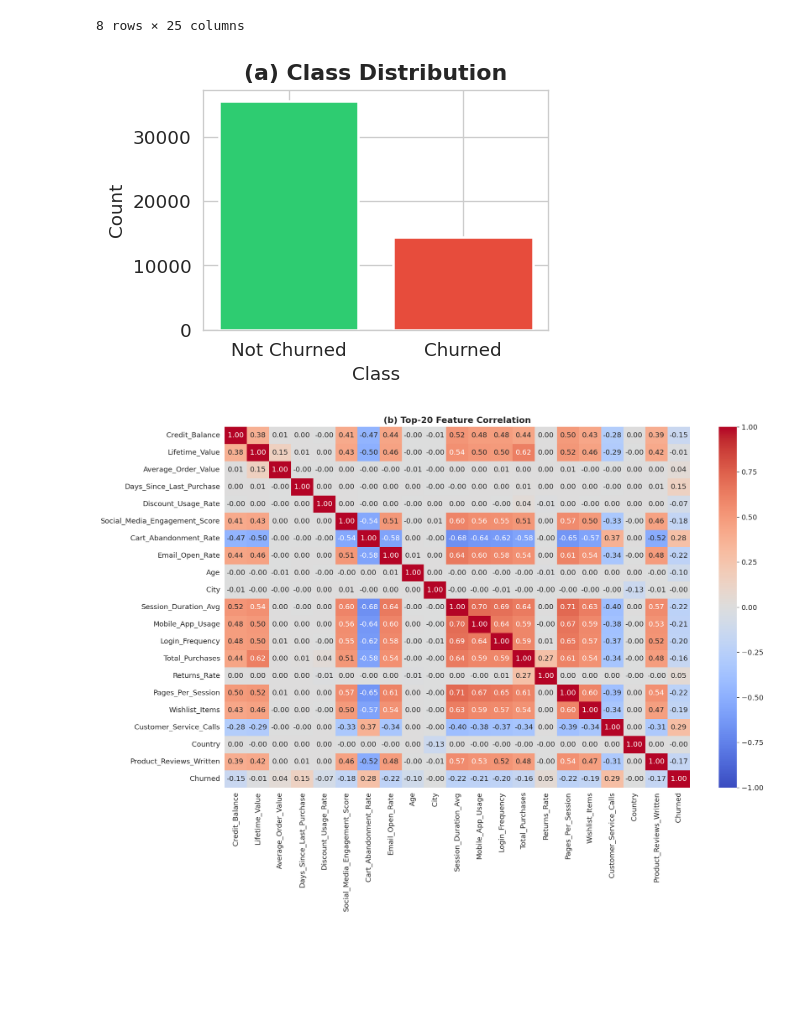
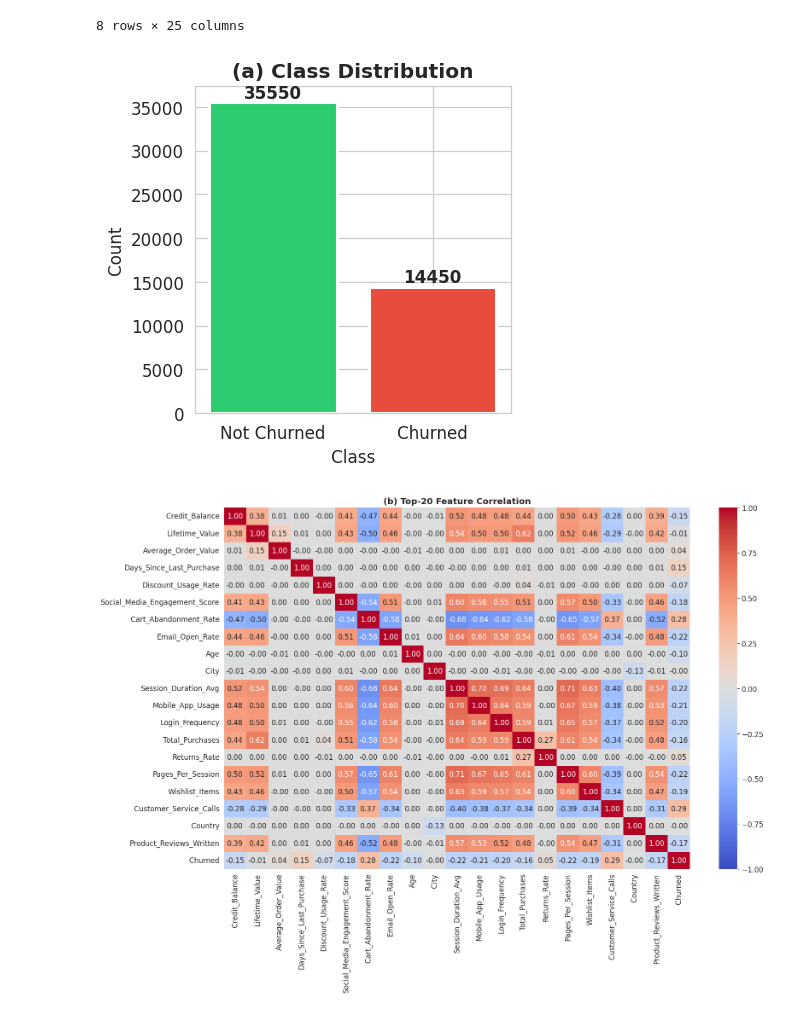
Before and after one commit to FardinBari26/My_work, a Jupyter notebook: ecommerce-customer-behavior-dataset-ml.ipynb, the cells around one changed output. Saved outputs shown, nothing was run; the diff lists cells and outputs as text; code cells hidden in the pictures; blank space fills up the shorter version.

```diff
--- a/ecommerce-customer-behavior-dataset-ml.ipynb
+++ b/ecommerce-customer-behavior-dataset-ml.ipynb
@@ -52,6 +52,9 @@ Environment ready.
 # ─── Imports ───
 import warnings, time, gc
 warnings.filterwarnings("ignore")
+
+import glob, shap
+from pathlib import Path
 
 # --- Import Data Analysis & Visualization Libraries ---
 import numpy as np
@@ -62,7 +65,7 @@ import seaborn as sns
 
 # --- Import Data Splitting, Cross-Validation & Feature Scaling ---
 from sklearn.model_selection import train_test_split, StratifiedKFold, cross_val_score
-from sklearn.preprocessing import StandardScaler
+from sklearn.preprocessing import StandardScaler, OrdinalEncoder
 
 # --- Import Machine Learning Classification Models ---
 from sklearn.linear_model import LogisticRegression
@@ -71,18 +74,20 @@ from sklearn.ensemble import RandomForestClassifier
 from sklearn.svm import SVC
 import xgboost as xgb
 import lightgbm as lgb
-from catboost import CatBoostClassifier
+import catboost as cb
 
 # --- Import Classification Evaluation Metrics ---
 from sklearn.metrics import (
     accuracy_score, precision_score, recall_score, f1_score,
-    roc_auc_score, classification_report, confusion_matrix, roc_curve
+    roc_auc_score, classification_report, confusion_matrix, roc_curve,
+    balanced_accuracy_score, matthews_corrcoef, average_precision_score, precision_recall_curve
 )
 
 
 # ─── Plot Configuration ───
 sns.set_style("whitegrid")
-plt.rcParams.update({"figure.dpi": 120, "savefig.dpi": 300, "font.size": 11})
+OUT = Path("outputs"); OUT.mkdir(exist_ok=True)
+plt.rcParams.update({"figure.dpi": 110, "savefig.dpi": 600, "savefig.bbox": "tight", "font.size": 11})
 SEED = 42
 np.random.seed(SEED)
 
@@ -267,36 +270,46 @@ df.describe()
 # %%
 # ─── Exploratory Data Analysis (EDA) ───
 num_df = df.select_dtypes(include="number")
 
-fig, ax = plt.subplots(figsize=(4, 3))
+fig, ax = plt.subplots(figsize=(4, 4))
 
 # (a) Class Distribution
 lbl = df[Target].value_counts().sort_index()
 
 bars = ax.bar(
     ["Not Churned", "Churned"],
     lbl.values,
     color=["#2ecc71", "#e74c3c"],
     edgecolor="white",
-    linewidth=1.5
+    linewidth=2
 )
 
 ax.set_title("(a) Class Distribution", fontweight="bold")
 ax.set_xlabel("Class")
 ax.set_ylabel("Count")
 
+# Add count numbers on top of bars
+for bar in bars:
+    ax.text(
+        bar.get_x() + bar.get_width() / 2,
+        bar.get_height(),
+        f"{int(bar.get_height())}",
+        ha="center",
+        va="bottom",
+        fontweight="bold"
+    )
+
 plt.tight_layout()
 
-# Save the figure
 plt.savefig(
     "(a) Class Distribution.png",
-    dpi=300,
+    dpi=600,
     bbox_inches="tight"
 )
 
 plt.show()
 # %% [output]
-[figure, old version]
+[figure, new version]
 # %%
 # ─── Exploratory Data Analysis (EDA) ───
 num_df = df.select_dtypes(include="number")
```
Also changed, not shown: parts of 21 cells of this notebook.
